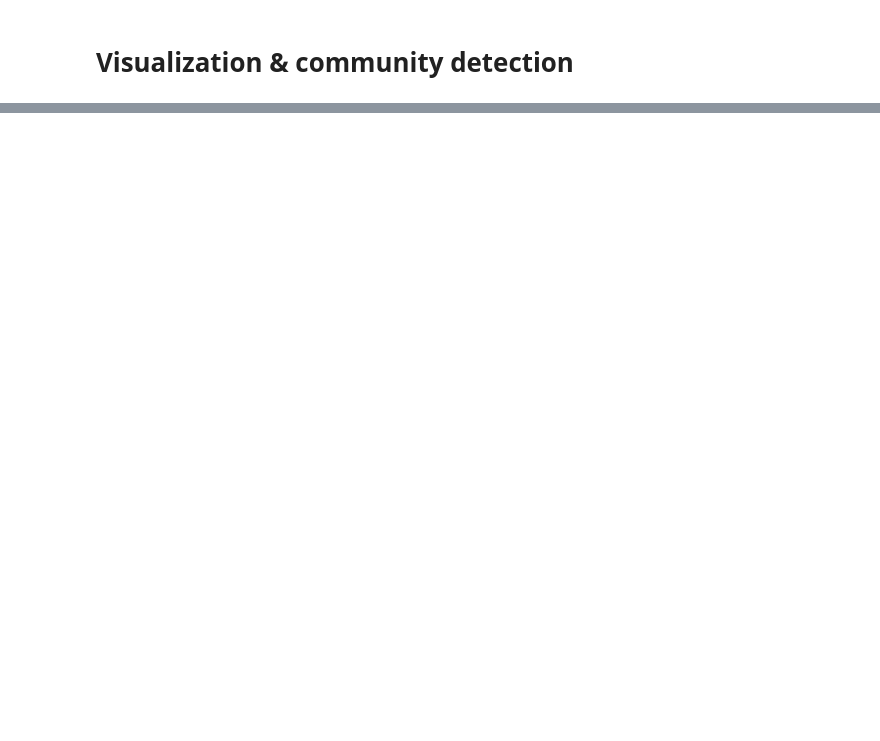
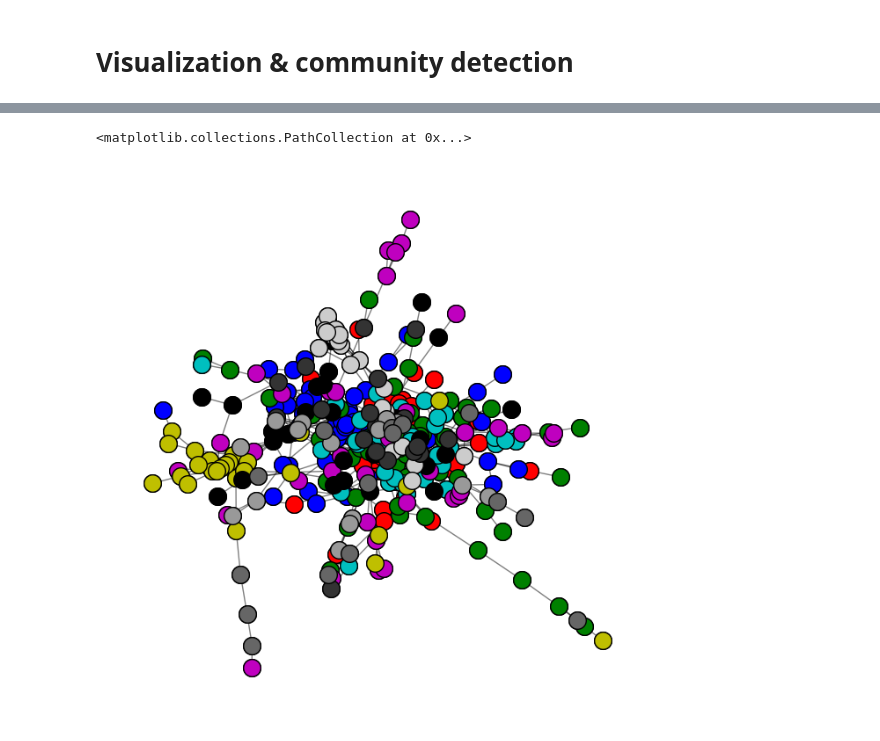
Before and after one commit to HSellis/INA-Project, a Jupyter notebook: community_detection.ipynb, the cells around one changed output, grey strips where cells are left out. Saved outputs shown, nothing was run; the diff lists cells and outputs as text; code cells hidden in the pictures; blank space fills up the shorter version.

```diff
--- a/community_detection.ipynb
+++ b/community_detection.ipynb
@@ -408,0 +76,6 @@ Looks like both the Sector and Sub-Industry values somewhat correspond with dete
+# %%
+def LCC(G):
+    return nx.subgraph(G, max(nx.connected_components(G), key = len))
+
+lcc = LCC(G_pos)
+info(lcc)
@@ -408,0 +90,5 @@ Looks like both the Sector and Sub-Industry values somewhat correspond with dete
+# %%
+viz.plot_network_clusters(lcc, algs["Known"](lcc), nx.spring_layout(lcc))
+# %% [output]
+<matplotlib.collections.PathCollection at 0x...>
+[figure, added]
```
Also changed, not shown: parts of 58 cells of this notebook, 1 other file.
